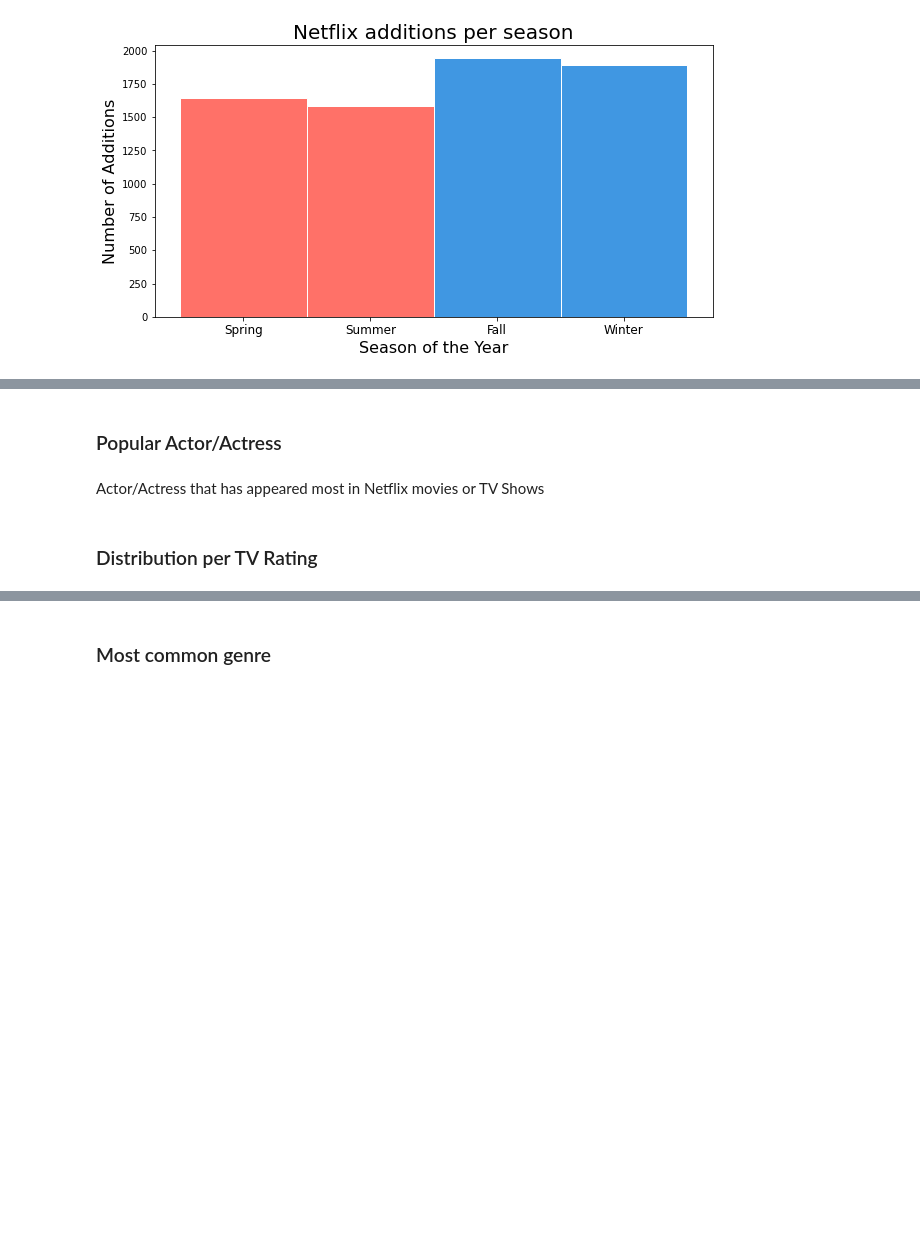
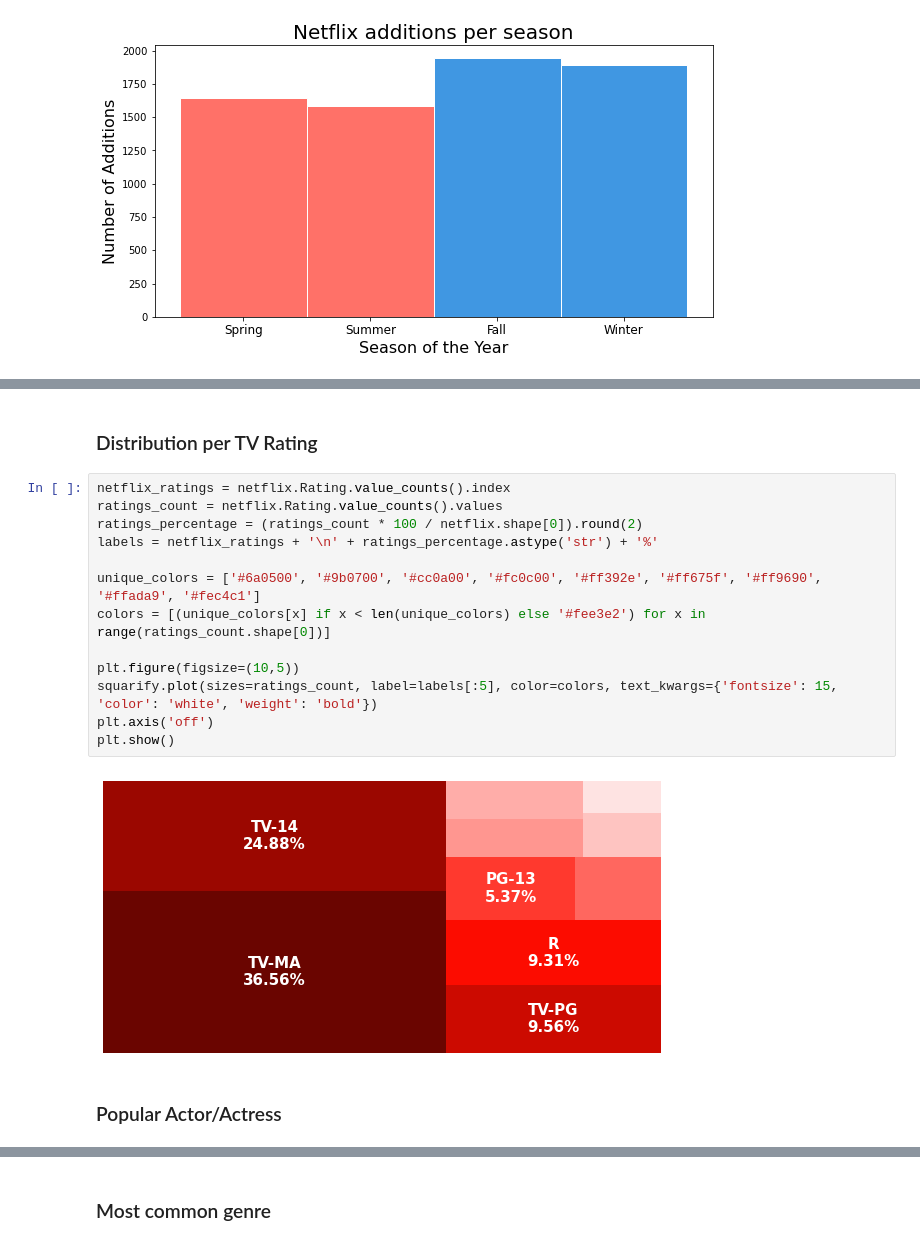
Before and after one commit to kimurarh/netflix-analysis, a Jupyter notebook: Netflix-Analysis.ipynb, the cells around one changed output, grey strips where cells are left out. Saved outputs shown, nothing was run; the diff lists cells and outputs as text; blank space fills up the shorter version.

Commit message:
Data Visualization: distribution per TV rating and most popular actors/actresses

```diff
--- a/Netflix-Analysis.ipynb
+++ b/Netflix-Analysis.ipynb
@@ -358,9 +359,22 @@ percentage_cold_season = (cold_season / total) * 100
 print(f'{percentage_cold_season:.2f}% of the titles were added during the cold seasons of the year (Spring and Winter)')
 # %% [output]
 54.33% of the titles were added during the cold seasons of the year (Spring and Winter)
-# %% [markdown]
-### Popular Actor/Actress
-# %% [markdown]
-Actor/Actress that has appeared most in Netflix movies or TV Shows
 # %% [markdown]
 ### Distribution per TV Rating
+# %%
+netflix_ratings = netflix.Rating.value_counts().index
+ratings_count = netflix.Rating.value_counts().values
+ratings_percentage = (ratings_count * 100 / netflix.shape[0]).round(2)
+labels = netflix_ratings + '\n' + ratings_percentage.astype('str') + '%'
+
+unique_colors = ['#6a0500', '#9b0700', '#cc0a00', '#fc0c00', '#ff392e', '#ff675f', '#ff9690', '#ffada9', '#fec4c1']
+colors = [(unique_colors[x] if x < len(unique_colors) else '#fee3e2') for x in range(ratings_count.shape[0])]
+
+plt.figure(figsize=(10,5))
+squarify.plot(sizes=ratings_count, label=labels[:5], color=colors, text_kwargs={'fontsize': 15, 'color': 'white', 'weight': 'bold'})
+plt.axis('off')
+plt.show()
+# %% [output]
+[figure, added]
+# %% [markdown]
+### Popular Actor/Actress
```
Also changed, not shown: parts of 9 cells of this notebook.
